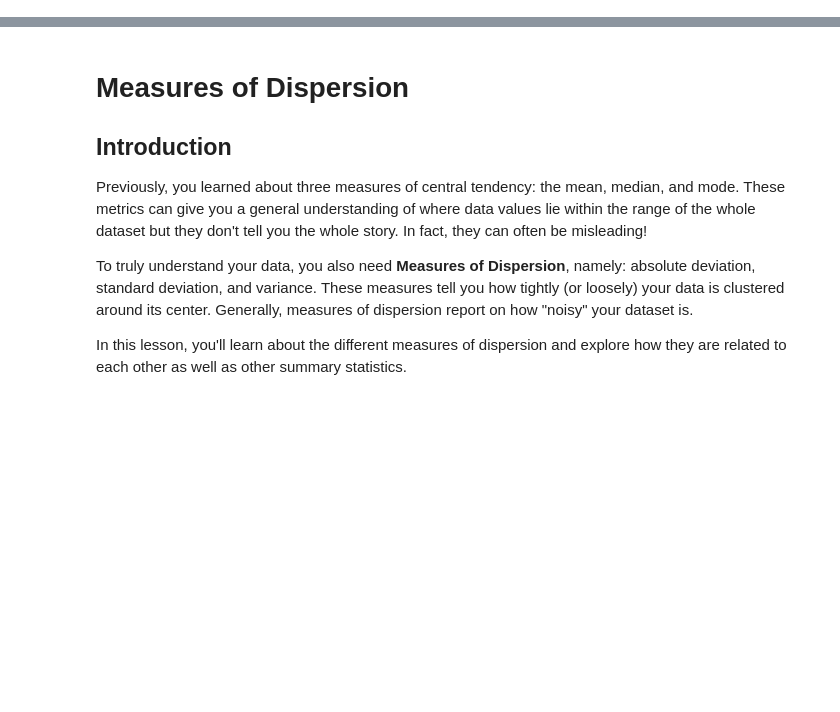
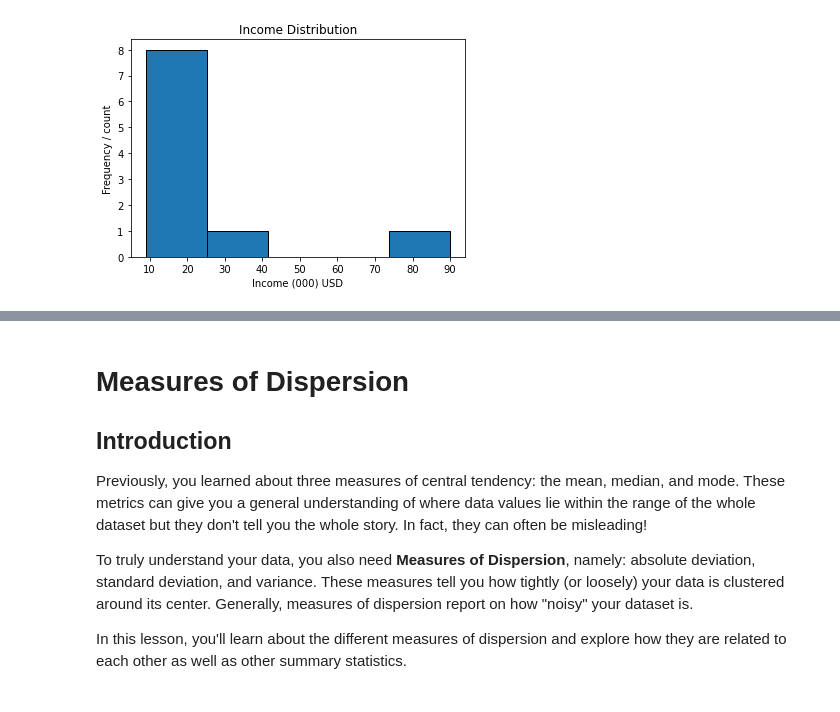
Before and after one commit to Justine-js/dsc-measures-of-dispersion, a Jupyter notebook: index.ipynb, the cells around one changed output, grey strips where cells are left out. Cells and saved outputs as stored; diff of their text form; code cells hidden in the pictures; blank space fills up the shorter version.

```diff
--- a/index.ipynb
+++ b/index.ipynb
@@ -0,0 +1,11 @@
+# %%
+list_a = [10, 35, 12, 14, 17, 15, 9, 20, 22, 90]
+import matplotlib.pyplot as plt
+bins = 5
+#plot a histogram
+plt.hist(list_a, bins = bins, edgecolor = "black")
+plt.title("Income Distribution")
+plt.xlabel("Income (000) USD")
+plt.ylabel("Frequency / count"); # you can use 'plt.show()' or ';'
+# %% [output]
+[figure, added]
```
Also changed, not shown: parts of 13 cells of this notebook.
